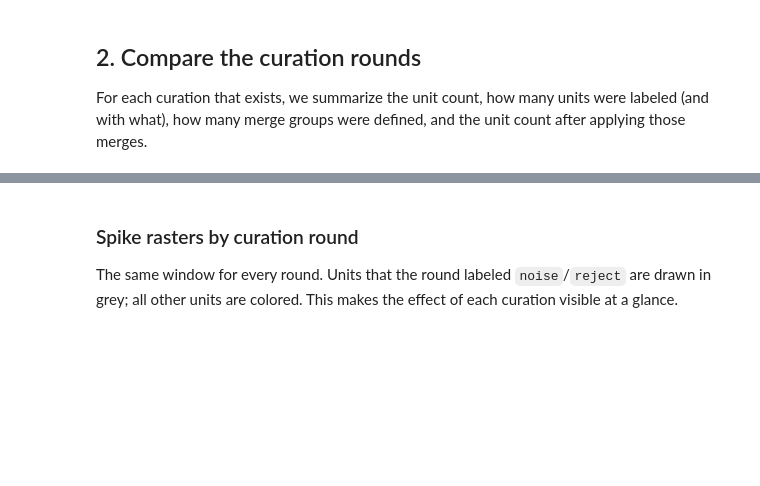
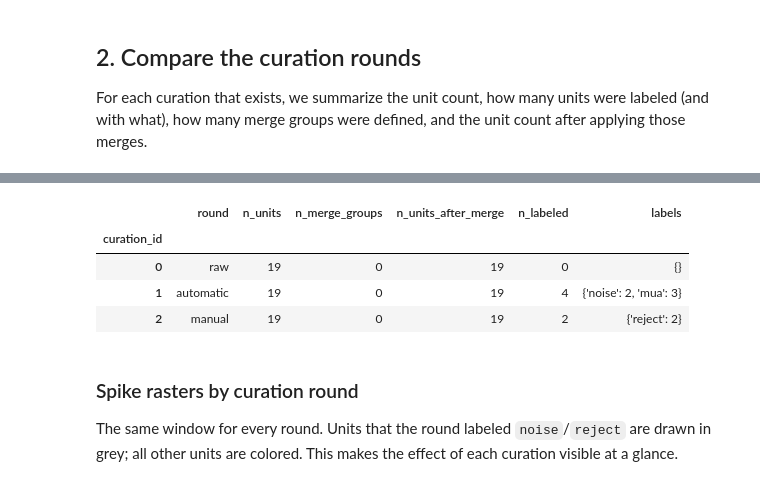
Before and after one commit to Wood-Dudchenko-lab/woodsort, a Jupyter notebook: pipelines_sorting/Pipeline_Spyglass_CompareCurations.ipynb, the cells around one changed output, grey strips where cells are left out. Drawn from its saved outputs; the diff is of its cells as text; code cells hidden in the pictures; blank space fills up the shorter version.

```diff
--- a/pipelines_sorting/Pipeline_Spyglass_CompareCurations.ipynb
+++ b/pipelines_sorting/Pipeline_Spyglass_CompareCurations.ipynb
@@ -148,6 +178,39 @@ what), how many merge groups were defined, and the unit count after applying tho
 # %%
 round_names = {0: "raw", 1: "automatic", 2: "manual"}
 available_ids = sorted((sgs.CurationV1 & {"sorting_id": sorting_id}).fetch("curation_id"))
+
+
+def merge_groups_from_units(units):
+    """Reconstruct merge groups (components of >=2 units) from the per-unit `merge_groups` column.
+
+    Spyglass stores, for each unit, the list of other unit ids it should merge with (a unit with no
+    merges is stored as ``['']``, so empty strings are dropped). We treat that as an adjacency list
+    and return its connected components of size > 1. We read the units table directly because
+    `CurationV1.get_merged_sorting` routes through `read_nwb_sorting`, which trips over the ragged
+    `curation_label` column.
+    """
+    if "merge_groups" not in units.columns:
+        return []
+    adjacency = {
+        str(unit_id): {str(partner) for partner in partners if str(partner)}
+        for unit_id, partners in units["merge_groups"].items()
+    }
+    seen, groups = set(), []
+    for unit_id in adjacency:
+        if unit_id in seen:
+            continue
+        stack, component = [unit_id], []
+        while stack:
+            current = stack.pop()
+            if current in seen:
+                continue
+            seen.add(current)
+            component.append(current)
+            stack.extend(adjacency.get(current, ()))
+        if len(component) > 1:
+            groups.append(component)
+    return groups
+
 
 summary_rows = []
 spike_times_by_round = {}
@@ -168,16 +231,17 @@ for curation_id in available_ids:
         for label in unit_label_list:
             label_tally[label] = label_tally.get(label, 0) + 1
 
-    merged_sorting = sgs.CurationV1.get_merged_sorting(key)
-    n_merge_groups = len(gui_curation.get("merges", [])) if curation_id == 2 else None
+    merge_groups = merge_groups_from_units(units)
+    n_merged_away = sum(len(group) - 1 for group in merge_groups)
 
     summary_rows.append(
         {
             "curation_id": curation_id,
             "round": round_names.get(curation_id, str(curation_id)),
             "n_units": len(units),
-            "n_units_after_merge": len(merged_sorting.get_unit_ids()),
-            "n_labeled": sum(1 for v in unit_labels.values() if v),
+            "n_merge_groups": len(merge_groups),
+            "n_units_after_merge": len(units) - n_merged_away,
+            "n_labeled": sum(1 for unit_labels_list in unit_labels.values() if len(unit_labels_list) > 0),
             "labels": label_tally,
         }
     )
@@ -189,3 +253,4 @@ for curation_id in available_ids:
     }
 
 pd.DataFrame(summary_rows).set_index("curation_id")
+# %% [output]
@@ -192,3 +260,8 @@ pd.DataFrame(summary_rows).set_index("curation_id")
+|  | round | n_units | n_merge_groups | n_units_after_merge | n_labeled | labels |
+| curation_id |  |  |  |  |  |  |
+| 0 | raw | 19 | 0 | 19 | 0 | {} |
+| 1 | automatic | 19 | 0 | 19 | 4 | {'noise': 2, 'mua': 3} |
+| 2 | manual | 19 | 0 | 19 | 2 | {'reject': 2} |
 # %% [markdown]
 ### Spike rasters by curation round
 
```
Also changed, not shown: parts of 8 cells of this notebook, 2 other files.
